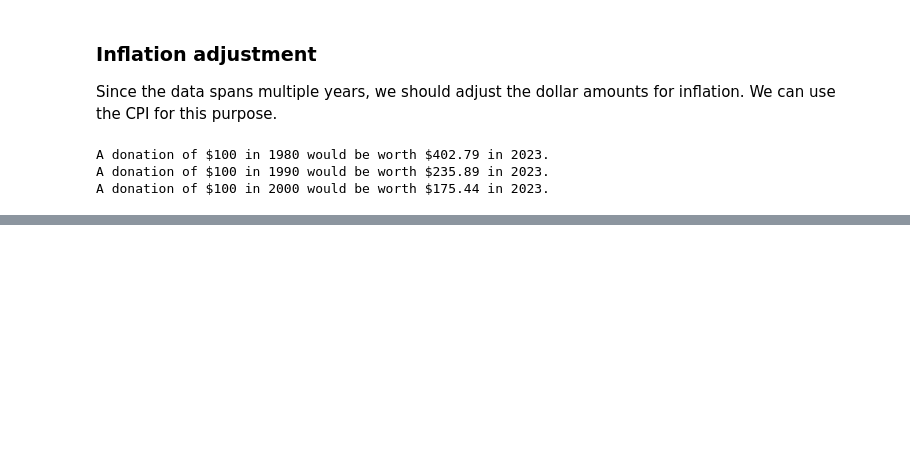
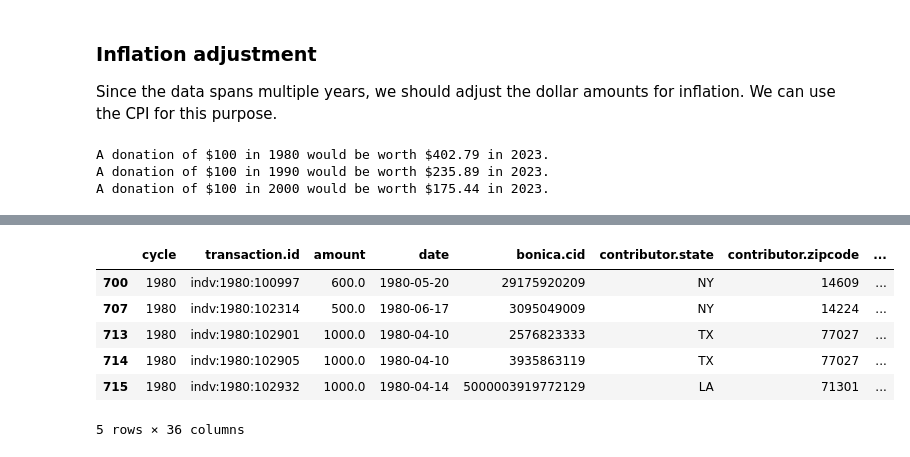
Before and after one commit to aaronzberger/donorAskAmount, a Jupyter notebook: src/eda.ipynb, the cells around one changed output, grey strips where cells are left out. Drawn from its saved outputs; the diff is of its cells as text; code cells hidden in the pictures; blank space fills up the shorter version.

```diff
--- a/src/eda.ipynb
+++ b/src/eda.ipynb
@@ -324,7 +333,7 @@ def adjust_amount(row):
     for i in range(year, 2023):
         adjusted_amount *= (1 + year_to_rate[i] / 100)
 
-    return adjusted_amount
+    return round(adjusted_amount, 2)
 
 print(f"A donation of $100 in 1980 would be worth ${adjust_amount({'date': pd.Timestamp('1980-01-01'), 'amount': 100}):.2f} in 2023.")
 print(f"A donation of $100 in 1990 would be worth ${adjust_amount({'date': pd.Timestamp('1990-01-01'), 'amount': 100}):.2f} in 2023.")
@@ -348,0 +406,3 @@ df.head()
+# %%
+# Add a feature presence for latitude/longitude
+df['has_location'] = df['latitude'].notnull() & df['longitude'].notnull()
@@ -348,0 +471,4 @@ df.head()
+# %%
+# Filter out transactions which are not of type starting with 15
+print(f"Eliminating {df[~df['transaction.type'].str.startswith('15')].shape[0]} transactions not starting with 15 (out of {df.shape[0]} total), which is {df[~df['transaction.type'].str.startswith('15')].shape[0] / df.shape[0]:.2%} of the dataset.")
+df = df[df['transaction.type'].str.startswith('15')]
@@ -349,3 +498,47 @@ df.head()
+# %%
+columns_to_drop = [
+    "transaction.type",
+    "contributor.name",
+    "contributor.lname",
+    "contributor.fname",
+    "contributor.mname",
+    "contributor.suffix",
+    "contributor.title",
+    "contributor.ffname",
+    "contributor.type",
+    'contributor.address',
+    'contributor.city',
+    'contributor.occupation',
+    'contributor.employer',
+    'occ.standardized',
+    'is.corp',
+    'gis.confidence',
+    'contributor.district.90s',
+    'contributor.district.00s',
+    'contributor.district.10s',
+    'censustract',
+    'efec.memo',
+    'efec.memo2',
+    'efec.transaction.id.orig',
+    'bk.ref.transaction.id',
+    'efec.org.orig',
+    'efec.comid.orig',
+    'efec.form.type',
+    'excluded.from.scaling'
+]
+
+# Drop the unneeded columns
+df = df.drop(columns=columns_to_drop)
+# %%
+df.head()
+# %% [output]
+|  | cycle | transaction.id | amount | date | bonica.cid | contributor.state | contributor.zipcode | ... |
+| 700 | 1980 | indv:1980:100997 | 600.0 | 1980-05-20 | 29175920209 | NY | 14609 | ... |
+| 707 | 1980 | indv:1980:102314 | 500.0 | 1980-06-17 | 3095049009 | NY | 14224 | ... |
+| 713 | 1980 | indv:1980:102901 | 1000.0 | 1980-04-10 | 2576823333 | TX | 77027 | ... |
+| 714 | 1980 | indv:1980:102905 | 1000.0 | 1980-04-10 | 3935863119 | TX | 77027 | ... |
+| 715 | 1980 | indv:1980:102932 | 1000.0 | 1980-04-14 | 5000003919772129 | LA | 71301 | ... |
+5 rows × 36 columns
 # %%
 # Write the final sample to a CSV file
 df.to_csv(os.path.join(DATA_DIR, 'sample_contributions_processed.csv'), index=False)
```
Also changed, not shown: parts of 20 cells of this notebook, 2 other files.
